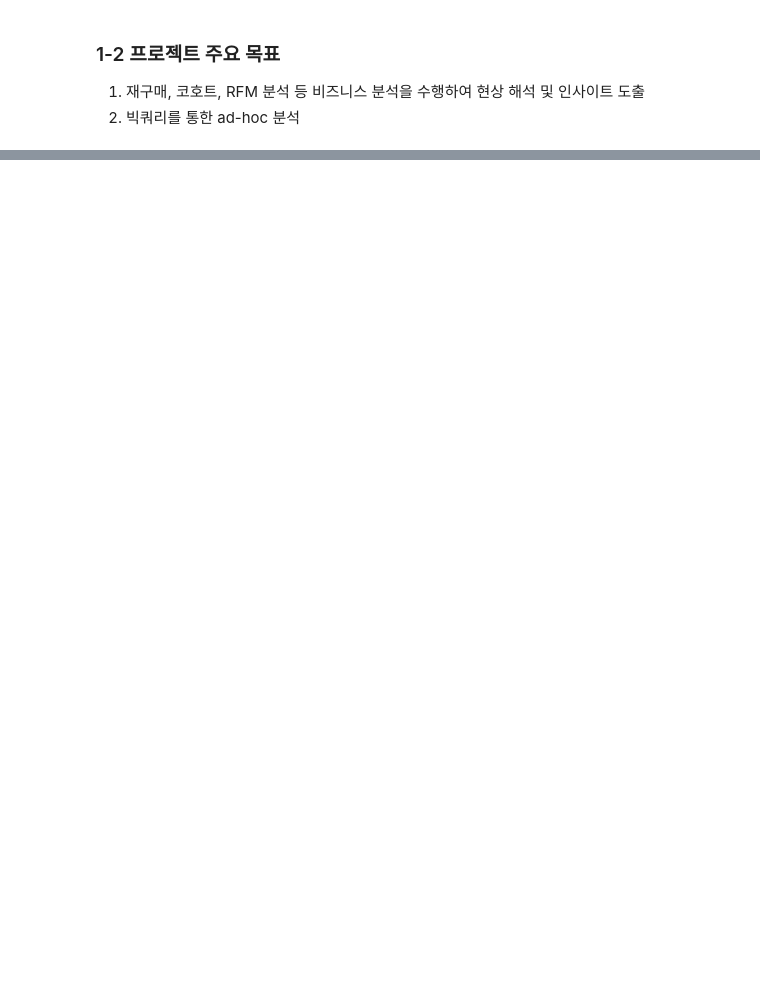
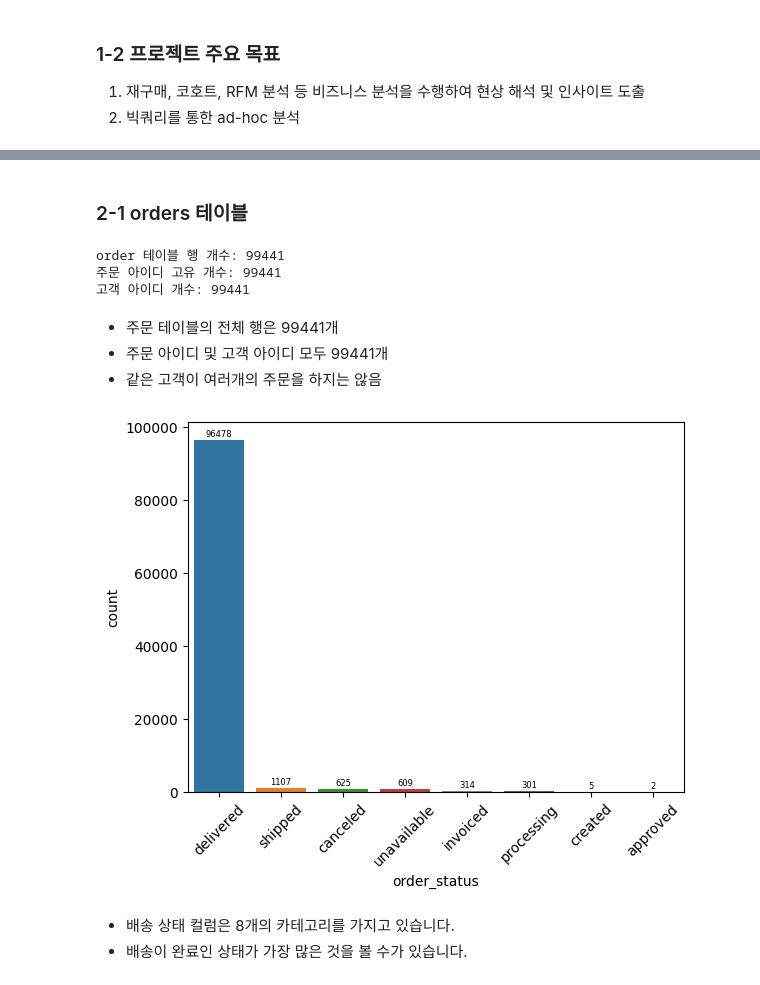
Before and after one commit to wbin0718/e-commerce_data_analysis, a Jupyter notebook: e_commerce.ipynb, the cells around one changed output, grey strips where cells are left out. Cells and saved outputs as stored; diff of their text form; code cells hidden in the pictures; blank space fills up the shorter version.

```diff
--- a/e_commerce.ipynb
+++ b/e_commerce.ipynb
@@ -66,2 +68,9 @@ credentials = service_account.Credentials.from_service_account_file(key_path)
 client = bigquery.Client(credentials = credentials,
                          project = credentials.project_id)
+# %%
+df_orders = pd.read_csv("./data/olist_orders_dataset.csv")
+df_order_payments = pd.read_csv("./data/olist_order_payments_dataset.csv")
+df_order_items = pd.read_csv("./data/olist_order_items_dataset.csv")
+df_products = pd.read_csv("./data/olist_products_dataset.csv")
+df_sellers = pd.read_csv("./data/olist_sellers_dataset.csv")
+df_customers = pd.read_csv("./data/olist_customers_dataset.csv")
@@ -67,0 +98,27 @@ client = bigquery.Client(credentials = credentials,
+# %% [markdown]
+### 2-1 orders 테이블
+# %%
+def countplot(data,column):
+    ax = sns.countplot(x = data[column], data=data, order = data[column].value_counts().index)
+    plt.xticks(rotation = 45)
+    for i, line in enumerate(ax.patches):
+        ax.text(line.get_x() + line.get_width() / 2, line.get_height() + 1000,"{}".format(data[column].value_counts().values[i]),ha="center",size=6)
+# %%
+print("order 테이블 행 개수: {}".format(len(df_orders)))
+print("주문 아이디 고유 개수: {}".format(df_orders["order_id"].nunique()))
+print("고객 아이디 개수: {}".format(df_orders["customer_id"].nunique()))
+# %% [output]
+order 테이블 행 개수: 99441
+주문 아이디 고유 개수: 99441
+고객 아이디 개수: 99441
+# %% [markdown]
+- 주문 테이블의 전체 행은 99441개
+- 주문 아이디 및 고객 아이디 모두 99441개
+- 같은 고객이 여러개의 주문을 하지는 않음
+# %%
+countplot(df_orders,"order_status")
+# %% [output]
+[figure, added]
+# %% [markdown]
+- 배송 상태 컬럼은 8개의 카테고리를 가지고 있습니다.
+- 배송이 완료인 상태가 가장 많은 것을 볼 수가 있습니다.
```
Also changed, not shown: parts of 31 cells of this notebook.
